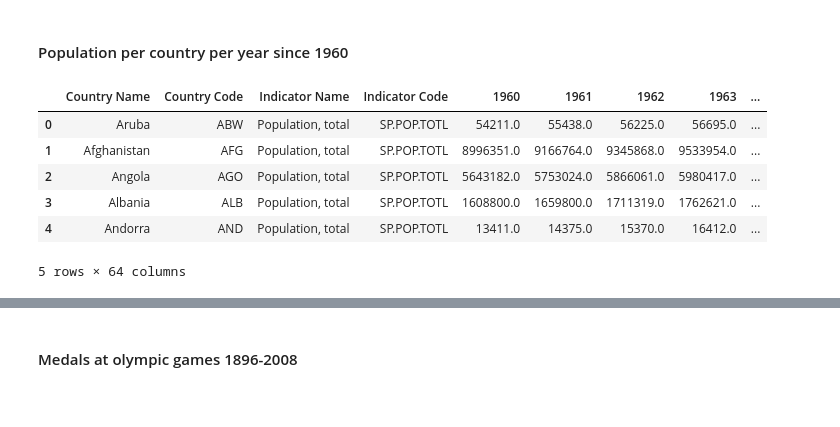
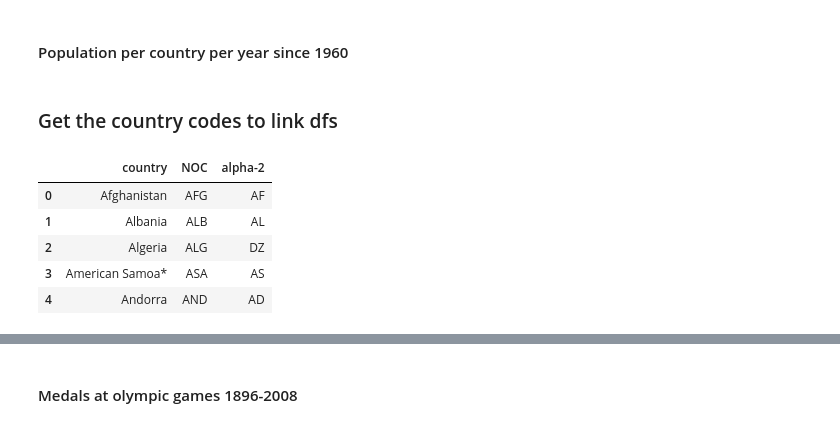
Before and after one commit to stufi04/storytelling, a Jupyter notebook: datavis 2 exploration.ipynb, the cells around one changed output, grey strips where cells are left out. Saved outputs shown, nothing was run; the diff lists cells and outputs as text; code cells hidden in the pictures.

```diff
--- a/datavis 2 exploration.ipynb
+++ b/datavis 2 exploration.ipynb
@@ -35,15 +35,20 @@ gdp.head()
 #### Population per country per year since 1960
 # %%
 population = pd.read_csv("datasets/population.csv")
-# %%
-#EXPLORE IF YOU WISH
-population.head()
-# population.shape
-# %% [output]
-|  | Country Name | Country Code | Indicator Name | Indicator Code | 1960 | 1961 | 1962 | 1963 | ... |
-| 0 | Aruba | ABW | Population, total | SP.POP.TOTL | 54211.0 | 55438.0 | 56225.0 | 56695.0 | ... |
-| 1 | Afghanistan | AFG | Population, total | SP.POP.TOTL | 8996351.0 | 9166764.0 | 9345868.0 | 9533954.0 | ... |
-| 2 | Angola | AGO | Population, total | SP.POP.TOTL | 5643182.0 | 5753024.0 | 5866061.0 | 5980417.0 | ... |
-| 3 | Albania | ALB | Population, total | SP.POP.TOTL | 1608800.0 | 1659800.0 | 1711319.0 | 1762621.0 | ... |
-| 4 | Andorra | AND | Population, total | SP.POP.TOTL | 13411.0 | 14375.0 | 15370.0 | 16412.0 | ... |
-5 rows × 64 columns
+# %% [markdown]
+### Get the country codes to link dfs
+# %%
+iocCodes = pd.read_csv("datasets/iocCodes.csv")
+isoCodes = pd.read_csv("datasets/isoCodes.csv")
+iocCodes.columns = ['country','NOC','alpha-2']
+countryCodes = pd.merge(isoCodes, iocCodes, on=['alpha-2'])
+countryCodes = countryCodes[['country', 'NOC', 'alpha-2']]
+# countryCodes[['country','NOC']]
+countryCodes.head()
+# %% [output]
+|  | country | NOC | alpha-2 |
+| 0 | Afghanistan | AFG | AF |
+| 1 | Albania | ALB | AL |
+| 2 | Algeria | ALG | DZ |
+| 3 | American Samoa* | ASA | AS |
+| 4 | Andorra | AND | AD |
```
Also changed, not shown: parts of 7 cells of this notebook, 4 other files.
